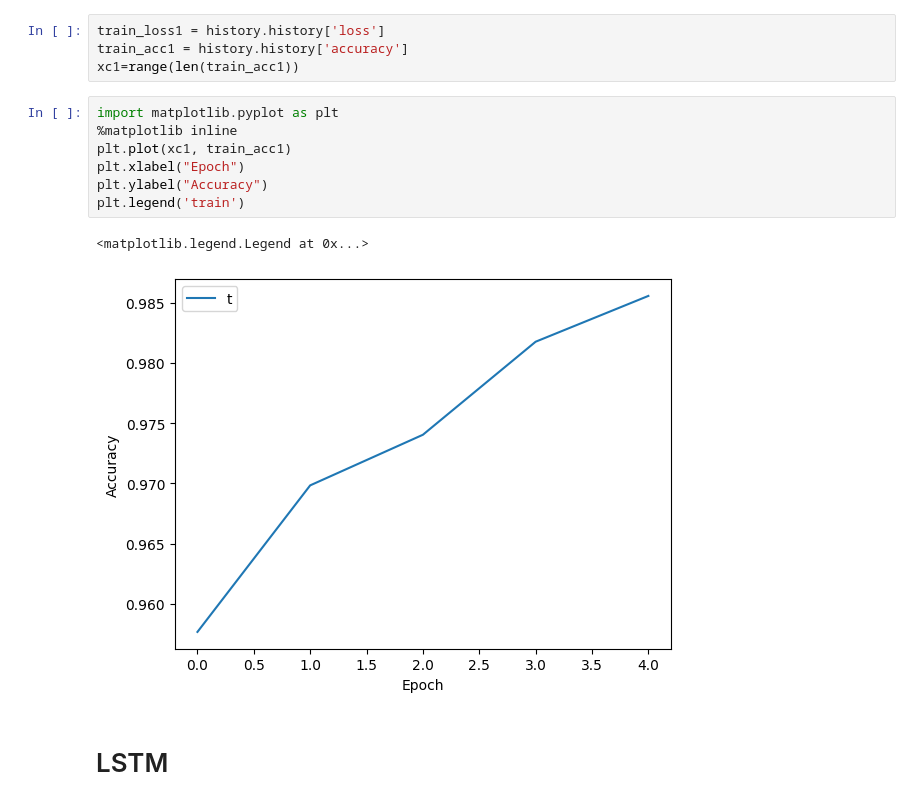
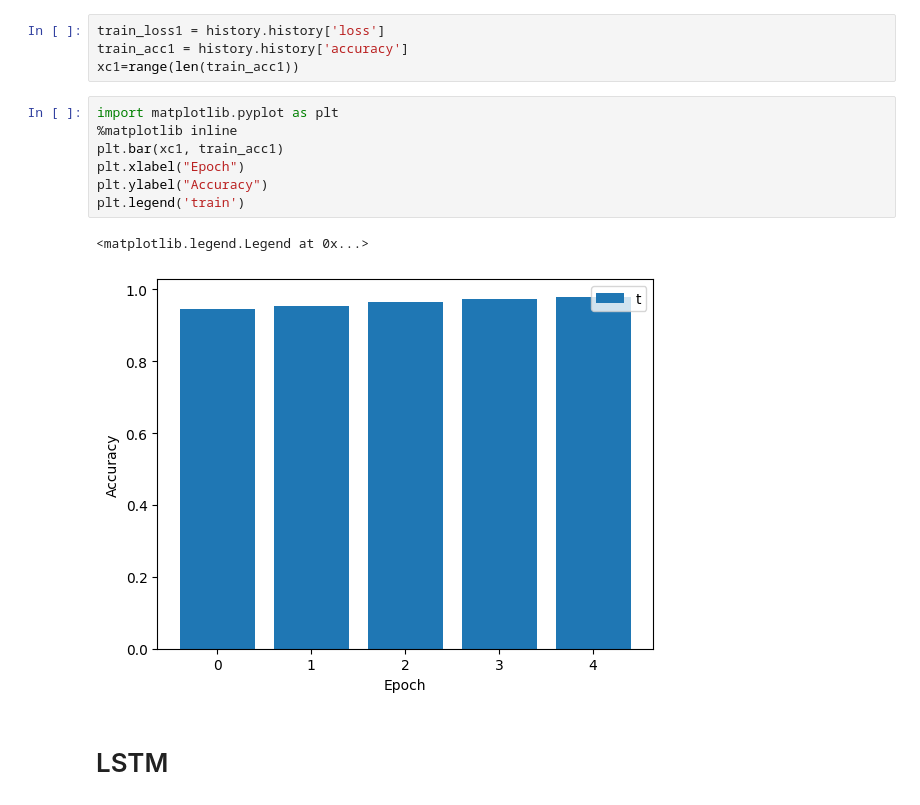
Before and after one commit to sathwik1404/deeplearning, a Jupyter notebook: Dl_Assignment.ipynb, the cells around one changed output. Drawn from its saved outputs; the diff is of its cells as text.

```diff
--- a/Dl_Assignment.ipynb
+++ b/Dl_Assignment.ipynb
@@ -68,13 +68,13 @@ xc1=range(len(train_acc1))
 # %%
 import matplotlib.pyplot as plt
 %matplotlib inline
-plt.plot(xc1, train_acc1)
+plt.bar(xc1, train_acc1)
 plt.xlabel("Epoch")
 plt.ylabel("Accuracy")
 plt.legend('train')
 # %% [output]
 <matplotlib.legend.Legend at 0x...>
-[figure, old version]
+[figure, new version]
 # %% [markdown]
 # LSTM
 # %%
```
Also changed, not shown: parts of 10 cells of this notebook.
